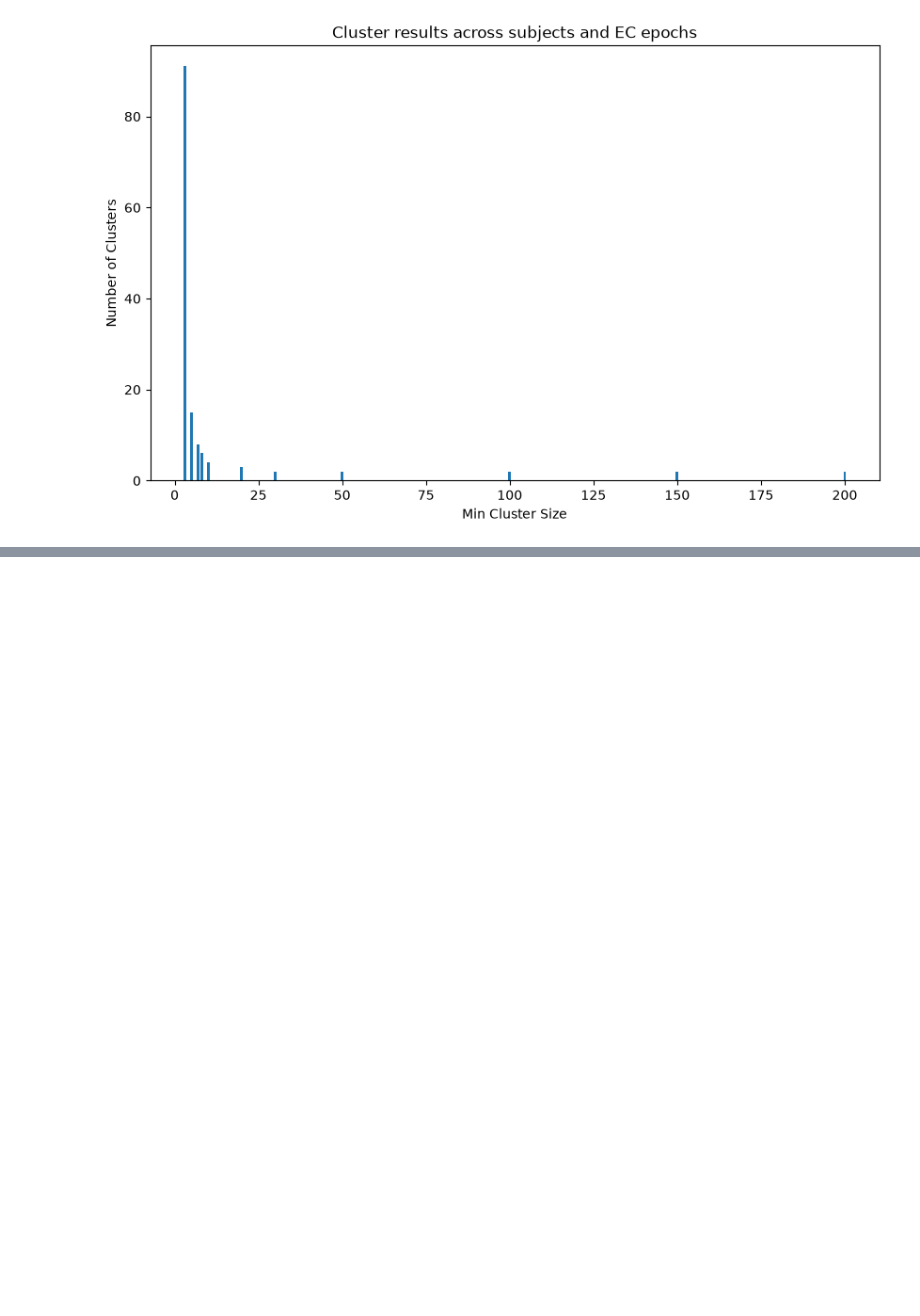
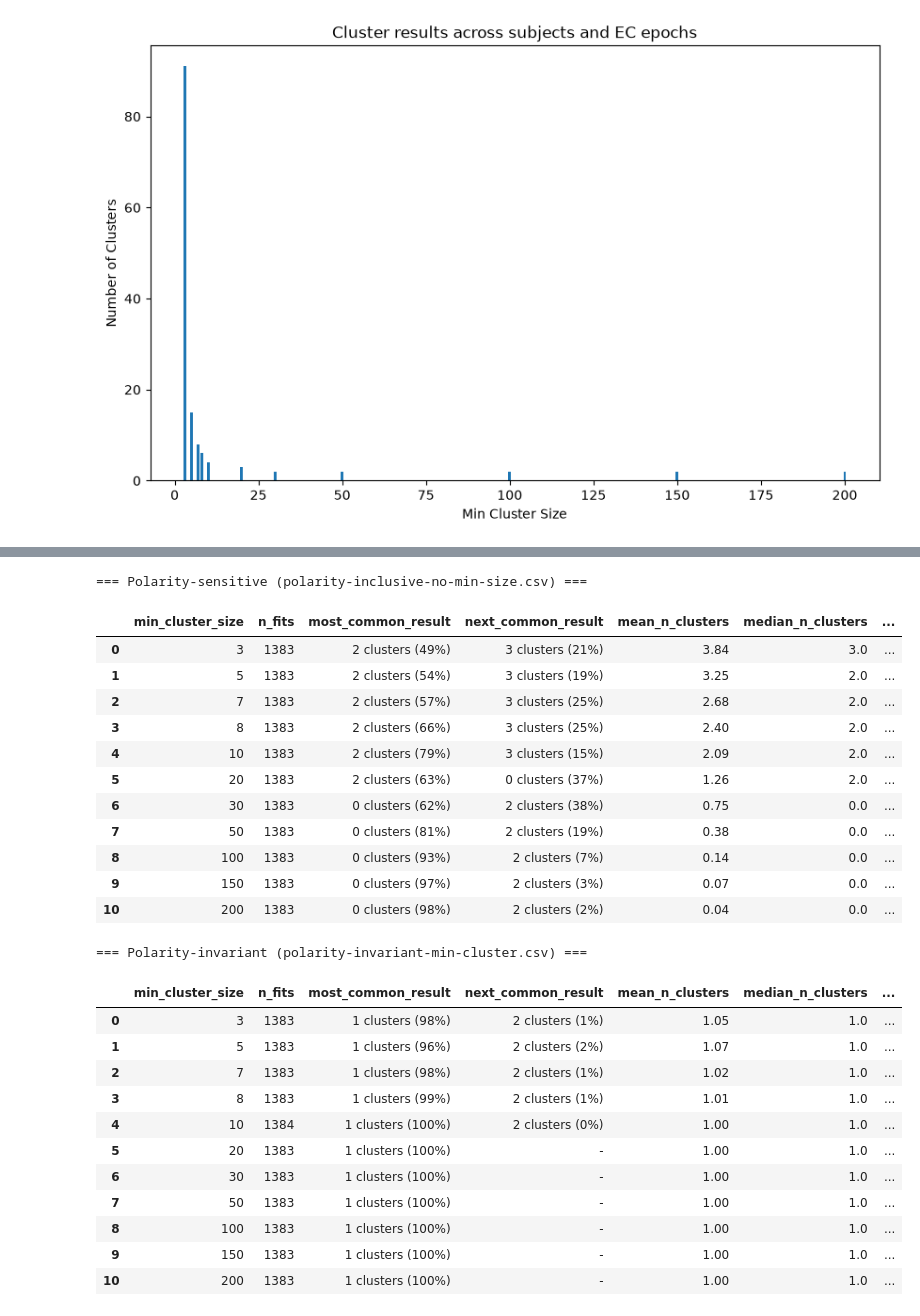
Before and after one commit to haircutt/neuro-ml-proj, a Jupyter notebook: microstate-clustering-eeg.ipynb, the cells around one changed output, grey strips where cells are left out. Cells and saved outputs as stored; diff of their text form; code cells hidden in the pictures; blank space fills up the shorter version.

```diff
--- a/microstate-clustering-eeg.ipynb
+++ b/microstate-clustering-eeg.ipynb
@@ -681,0 +747,80 @@ plt.show()
+# %%
+import pandas as pd
+from pathlib import Path
+
+pd.set_option("display.max_rows", None)
+
+results_dir = Path("/home/jjjyl/neuro-ml-proj/clustering-results")
+datasets = {
+    "Polarity-sensitive": results_dir / "polarity-inclusive-no-min-size.csv",
+    "Polarity-invariant": results_dir / "polarity-invariant-min-cluster.csv",
+}
+
+
+def summarize(csv_path: Path) -> pd.DataFrame:
+    """One readable row per min_cluster_size: dominant outcome, spread, and noise."""
+    data = pd.read_csv(csv_path)
+    has_peaks = "n_peaks" in data.columns
+
+    rows = []
+    for mcs, group in data.groupby("min_cluster_size"):
+        counts = group["n_clusters"].value_counts().sort_values(ascending=False)
+        n_fits = len(group)
+        top_value, top_count = counts.index[0], counts.iloc[0]
+        second = (
+            f"{counts.index[1]:g} clusters ({100 * counts.iloc[1] / n_fits:.0f}%)"
+            if len(counts) > 1
+            else "-"
+        )
+        row = {
+            "min_cluster_size": mcs,
+            "n_fits": n_fits,
+            "most_common_result": f"{top_value:g} clusters ({100 * top_count / n_fits:.0f}%)",
+            "next_common_result": second,
+            "mean_n_clusters": round(group["n_clusters"].mean(), 2),
+            "median_n_clusters": group["n_clusters"].median(),
+        }
+        if has_peaks:
+            noise_pct = 100 * group["n_noise"] / group["n_peaks"]
+            row["mean_noise_pct"] = round(noise_pct.mean(), 1)
+        else:
+            row["mean_n_noise"] = round(group["n_noise"].mean(), 1)
+        rows.append(row)
+
+    return pd.DataFrame(rows).sort_values("min_cluster_size").reset_index(drop=True)
+
+
+summary_tables = {}
+for label, csv_path in datasets.items():
+    print(f"=== {label} ({csv_path.name}) ===")
+    table = summarize(csv_path)
+    summary_tables[label] = table
+    display(table)
+    print()
+# %% [output]
+=== Polarity-sensitive (polarity-inclusive-no-min-size.csv) ===
+|  | min_cluster_size | n_fits | most_common_result | next_common_result | mean_n_clusters | median_n_clusters | ... |
+| 0 | 3 | 1383 | 2 clusters (49%) | 3 clusters (21%) | 3.84 | 3.0 | ... |
+| 1 | 5 | 1383 | 2 clusters (54%) | 3 clusters (19%) | 3.25 | 2.0 | ... |
+| 2 | 7 | 1383 | 2 clusters (57%) | 3 clusters (25%) | 2.68 | 2.0 | ... |
+| 3 | 8 | 1383 | 2 clusters (66%) | 3 clusters (25%) | 2.40 | 2.0 | ... |
+| 4 | 10 | 1383 | 2 clusters (79%) | 3 clusters (15%) | 2.09 | 2.0 | ... |
+| 5 | 20 | 1383 | 2 clusters (63%) | 0 clusters (37%) | 1.26 | 2.0 | ... |
+| 6 | 30 | 1383 | 0 clusters (62%) | 2 clusters (38%) | 0.75 | 0.0 | ... |
+| 7 | 50 | 1383 | 0 clusters (81%) | 2 clusters (19%) | 0.38 | 0.0 | ... |
+| 8 | 100 | 1383 | 0 clusters (93%) | 2 clusters (7%) | 0.14 | 0.0 | ... |
+| 9 | 150 | 1383 | 0 clusters (97%) | 2 clusters (3%) | 0.07 | 0.0 | ... |
+| 10 | 200 | 1383 | 0 clusters (98%) | 2 clusters (2%) | 0.04 | 0.0 | ... |
+=== Polarity-invariant (polarity-invariant-min-cluster.csv) ===
+|  | min_cluster_size | n_fits | most_common_result | next_common_result | mean_n_clusters | median_n_clusters | ... |
+| 0 | 3 | 1383 | 1 clusters (98%) | 2 clusters (1%) | 1.05 | 1.0 | ... |
+| 1 | 5 | 1383 | 1 clusters (96%) | 2 clusters (2%) | 1.07 | 1.0 | ... |
+| 2 | 7 | 1383 | 1 clusters (98%) | 2 clusters (1%) | 1.02 | 1.0 | ... |
+| 3 | 8 | 1383 | 1 clusters (99%) | 2 clusters (1%) | 1.01 | 1.0 | ... |
+| 4 | 10 | 1384 | 1 clusters (100%) | 2 clusters (0%) | 1.00 | 1.0 | ... |
+| 5 | 20 | 1383 | 1 clusters (100%) | - | 1.00 | 1.0 | ... |
+| 6 | 30 | 1383 | 1 clusters (100%) | - | 1.00 | 1.0 | ... |
+| 7 | 50 | 1383 | 1 clusters (100%) | - | 1.00 | 1.0 | ... |
+| 8 | 100 | 1383 | 1 clusters (100%) | - | 1.00 | 1.0 | ... |
+| 9 | 150 | 1383 | 1 clusters (100%) | - | 1.00 | 1.0 | ... |
+| 10 | 200 | 1383 | 1 clusters (100%) | - | 1.00 | 1.0 | ... |
```
Also changed, not shown: parts of 7 cells of this notebook.
